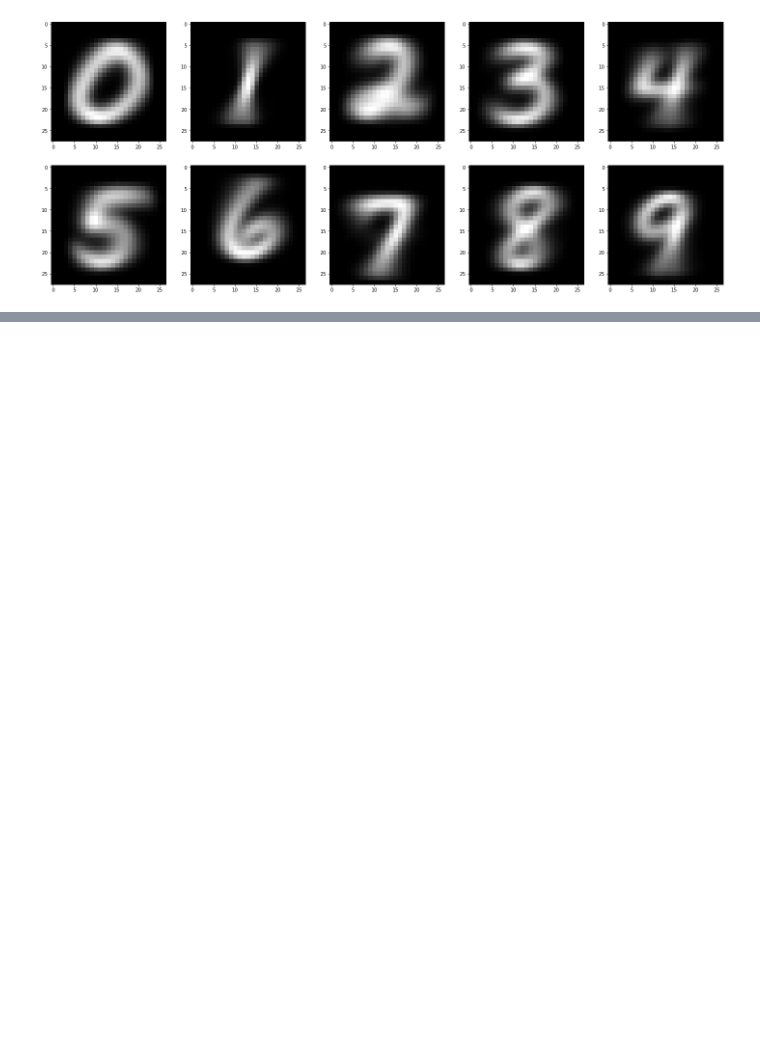
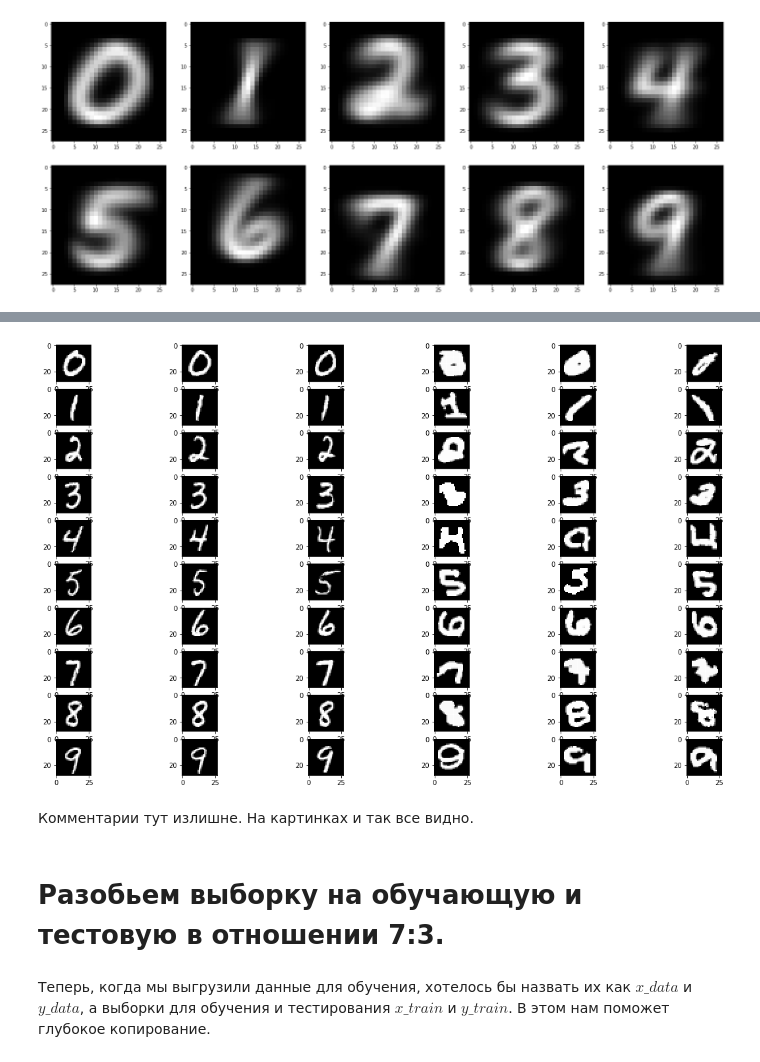
Before and after one commit to Mikhail-off/MNIST-recognizing-digits, a Jupyter notebook: MNIST01.ipynb, the cells around one changed output, grey strips where cells are left out. Cells and saved outputs as stored; diff of their text form; code cells hidden in the pictures; blank space fills up the shorter version.

```diff
--- a/MNIST01.ipynb
+++ b/MNIST01.ipynb
@@ -104,0 +114,35 @@ for experiment_index in range(2):
+# %%
+plt.figure(figsize=(10 * 2, 6 * 2))
+for digit in range(10):
+    min_imgs = list([])
+    max_imgs = list([])
+    for i in range(len(x_train)):
+        if (digit == y_train[i]):
+            distance = sum((x_train[i] - average_images[y_train[i]])**2)
+            if len(min_imgs) < 3:
+                min_imgs.append((distance, i))
+                min_imgs.sort()
+            if len(max_imgs) < 3:
+                max_imgs.append((distance, i))
+                max_imgs.sort(reverse=True)
+            if len(max_imgs) < 3 or len(min_imgs) < 3:
+                continue
+            if (distance, i) < min_imgs[-1]:
+                min_imgs[-1] = (distance, i)
+                min_imgs.sort()
+            if (distance, i) > max_imgs[-1]:
+                max_imgs[-1] = (distance, i)
+                max_imgs.sort(reverse=True)
+    for i in range(len(min_imgs)):
+        plt.subplot(10, 6, digit * 6 + i + 1)
+        plt.imshow(to_img(x_train[min_imgs[i][1]], 28), cmap='gray')
+        plt.subplot(10, 6, digit * 6 + i + 1 + 3)
+        plt.imshow(to_img(x_train[max_imgs[i][1]], 28), cmap='gray')
+# %% [output]
+[figure, added]
+# %% [markdown]
+Комментарии тут излишне. На картинках и так все видно.
+# %% [markdown]
+# Разобьем выборку на обучающую и тестовую в отношении 7:3.
+# %% [markdown]
+Теперь, когда мы выгрузили данные для обучения, хотелось бы назвать их как $x\_data$ и $y\_data$, а выборки для обучения и тестирования $x\_train$ и $y\_train$. В этом нам поможет глубокое копирование.
```
Also changed, not shown: parts of 16 cells of this notebook.
